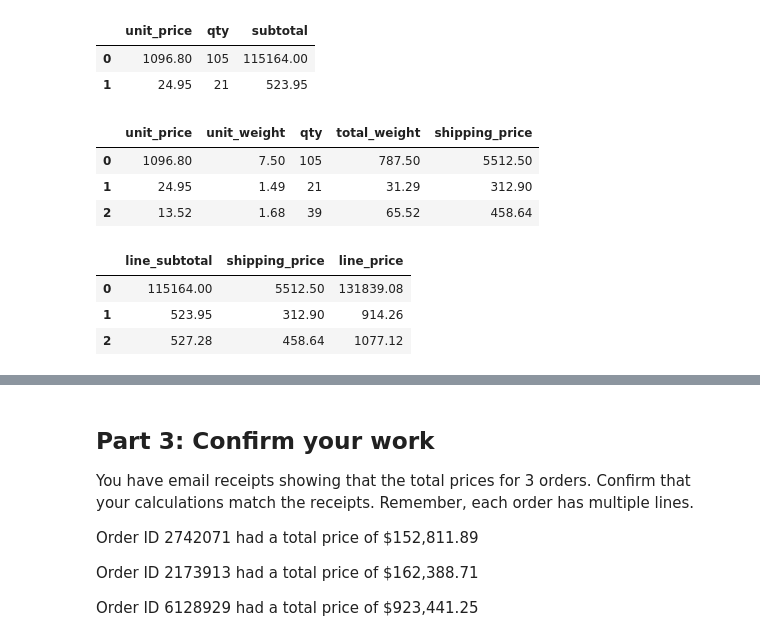
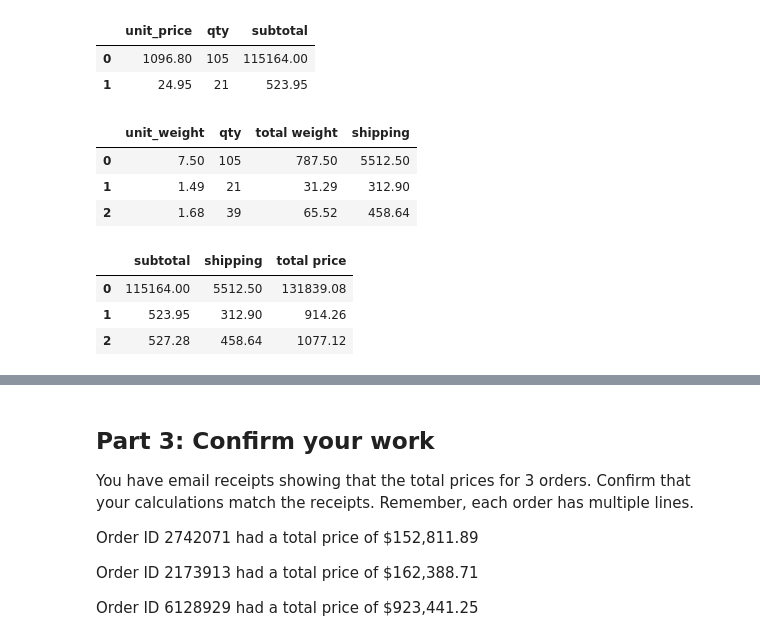
Before and after one commit to knox135/pandas-challenge-1, a Jupyter notebook: wholesale_data_analysis_starter_code.ipynb, the cells around one changed output, grey strips where cells are left out. Cells and saved outputs as stored; diff of their text form; code cells hidden in the pictures.

```diff
--- a/wholesale_data_analysis_starter_code.ipynb
+++ b/wholesale_data_analysis_starter_code.ipynb
@@ -108,19 +108,33 @@ df[['unit_price', 'qty', 'subtotal']].head(2)
 # %%
 # Create a column for shipping price.
 # Assume a shipping price of $7 per pound
 # for orders over 50 pounds and $10 per
 # pound for items 50 pounds or under.
+df['total weight'] = df.apply(lambda row: row['unit_weight'] * row['qty'], axis=1)
+#df[['unit_weight', 'qty', 'total weight']].head(2)
+
+def shipping_price(row):
+    if row["total weight"] > 50:
+        return row['total weight'] * 7
+    elif row['unit_weight'] <= 50:
+        return row['total weight'] * 10
+df['shipping'] = df.apply(shipping_price, axis=1)
+df[['unit_weight', 'qty', 'total weight', 'shipping']].head(3)
 # %% [output]
-|  | unit_price | unit_weight | qty | total_weight | shipping_price |
-| 0 | 1096.80 | 7.50 | 105 | 787.50 | 5512.50 |
-| 1 | 24.95 | 1.49 | 21 | 31.29 | 312.90 |
-| 2 | 13.52 | 1.68 | 39 | 65.52 | 458.64 |
+|  | unit_weight | qty | total weight | shipping |
+| 0 | 7.50 | 105 | 787.50 | 5512.50 |
+| 1 | 1.49 | 21 | 31.29 | 312.90 |
+| 2 | 1.68 | 39 | 65.52 | 458.64 |
 # %%
 # Create a column for the total price
 # using the subtotal and the shipping price
 # along with a sales tax of 9.25%
+df['total price'] = df.apply(lambda row: 0.0925 * (row['subtotal'] + row['shipping']) + (row['subtotal'] + row['shipping']), axis=1)
+df['total price'] = df['total price'].apply(lambda x: round(x, 2))
+
+df[['subtotal', 'shipping', 'total price']].head(3)
 # %% [output]
-|  | line_subtotal | shipping_price | line_price |
+|  | subtotal | shipping | total price |
 | 0 | 115164.00 | 5512.50 | 131839.08 |
 | 1 | 523.95 | 312.90 | 914.26 |
 | 2 | 527.28 | 458.64 | 1077.12 |
```
Also changed, not shown: parts of 6 cells of this notebook.
